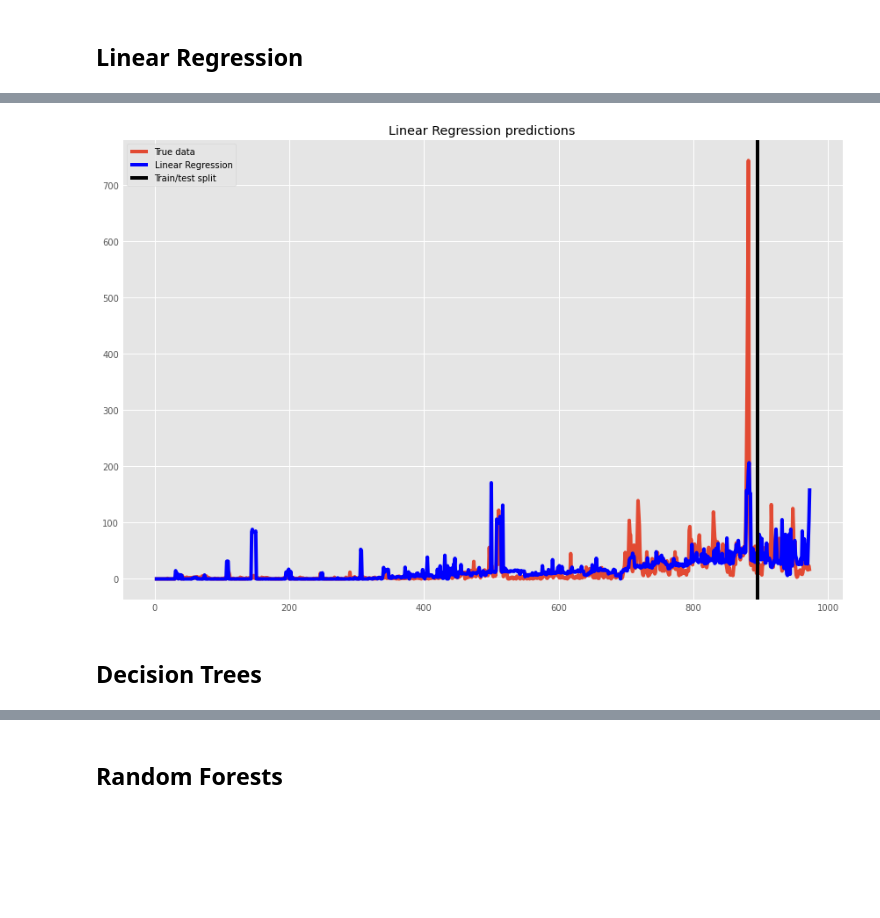
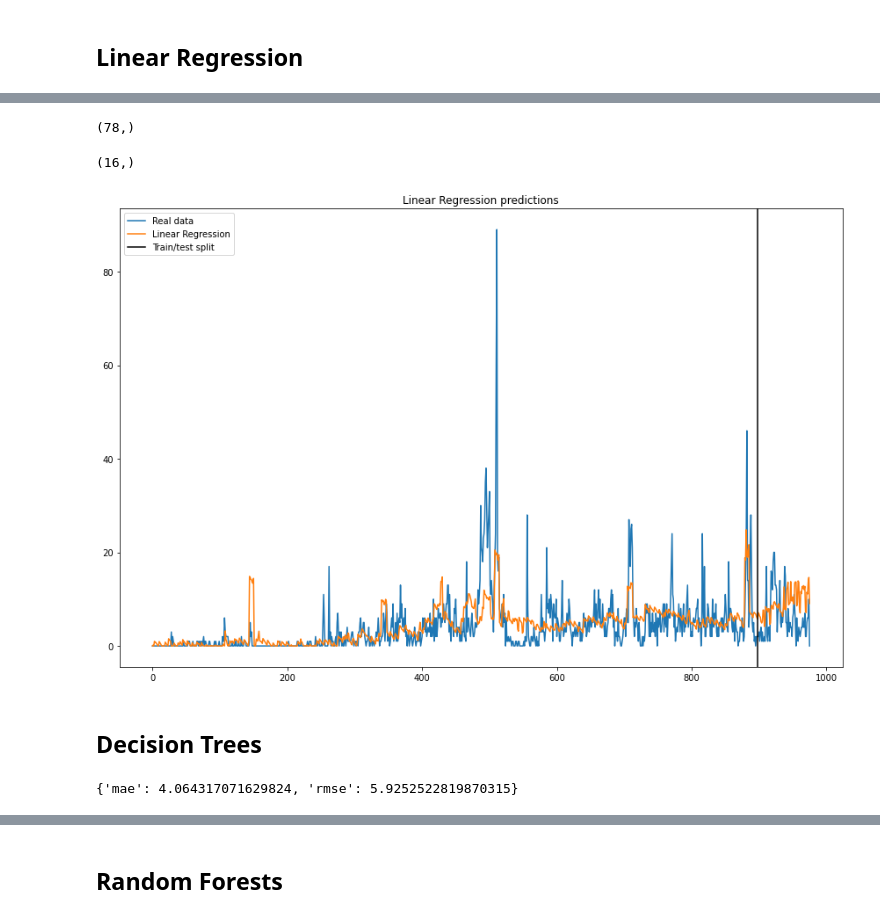
Before and after one commit to ds4a-team4/dynamic-pricing, a Jupyter notebook: models/cellphones/cellphone_model.ipynb, the cells around one changed output, grey strips where cells are left out. Cells and saved outputs as stored; diff of their text form; code cells hidden in the pictures; blank space fills up the shorter version.

Commit message:
added model selection cellphone

```diff
--- a/models/cellphones/cellphone_model.ipynb
+++ b/models/cellphones/cellphone_model.ipynb
@@ -197,21 +70,0 @@ hdays = pd.DataFrame(zip(hday,hdate), columns=['holiday','date'])
-# %%
-df = df_b.copy()
-
-df = pd.merge(df, hdays, left_on='date', right_on='date', how='left')
-
-# one-hot encode holidays
-one_hot = pd.get_dummies(data=df['holiday'], dummy_na=True)
-# drop nan col (will serve to avoid multicollinearity)
-one_hot.drop(columns=[np.nan], inplace=True)
-
-# drop holiday columns
-df.drop(columns=['holiday'], inplace=True)
-
-# Join df with one-hot
-df = df.join(one_hot)
-
-# get date parameters
-df['year']      = df['date'].apply(lambda x: x.year)
-df['month']     = df['date'].apply(lambda x: x.month)
-df['dayofweek'] = df['date'].apply(lambda x: x.dayofweek)
-df['day']       = df['date'].apply(lambda x: x.day)
@@ -229,10 +76,10 @@ plt.plot('date','orders', data=df)
 # cut to include black friday in training set
 split_point = round(df.shape[0] * 0.92)
 
-train = df.iloc[:split_point].drop(columns=['date','price_category'])
-test  = df.iloc[split_point:].drop(columns=['date','price_category'])
+train = df.iloc[:split_point].drop(columns=['ds'])
+test  = df.iloc[split_point:].drop(columns=['ds'])
 
-X_train, y_train = train.drop(columns=['orders']).values, train['orders'].values
-X_test, y_test = test.drop(columns=['orders']).values, test['orders'].values
+X_train, y_train = train.drop(columns=['y']).values, train['y'].values
+X_test, y_test = test.drop(columns=['y']).values, test['y'].values
 # %%
 print("training set shape: ", train.shape)
@@ -256,11 +103,12 @@ scaling_enabled = False
 if scaling_enabled:
     scaler = StandardScaler()
 
-    X_train = scaler.fit_transform(X_train.values)
-    X_test  = scaler.transform(y_test.values)
+    X_train = scaler.fit_transform(X_train)
+    X_test  = scaler.transform(X_test)
 
-    y_train = scaler.fit_transform(y_train.values)
-    y_test  = scaler.transform(y_test.values)
+    scaler = StandardScaler()
+    y_train = scaler.fit_transform(y_train.reshape(-1,1))
+    y_test  = scaler.transform(y_test.reshape(-1,1))
 # %% [markdown]
 # Metrics: MAE and RMSE
 # %%
@@ -328,23 +178,32 @@ print(scores['LinearRegression'])
+# %%
+y_test.shape
+# %% [output]
+(78,)
+# %%
+model.coef_.shape
+# %% [output]
+(16,)
 # %%
 # Plotting
 
 # recreate model (y = b + a*x) training data
-lr = model.intercept_ + np.dot(X_train, model.coef_)
+lr = model.intercept_ + np.dot(X_train,model.coef_.T)
 lr[lr < 0 ] = 0
 
 
 fig, ax = plt.subplots(figsize=(12,8))
 
-ax.plot(df.orders.values, label='True data')
-ax.plot(np.append(lr, y_pred), color='blue', label='Linear Regression')
+#ax.plot(df.y.values, label='True data')
+ax.plot(np.append(y_train,y_test), label='Real data')
+ax.plot(np.append(lr, y_pred), label='Linear Regression')
 plt.axvline(x=split_point, color='black', label='Train/test split')
 ax.set_title("Linear Regression predictions")
 
 plt.legend()
 
 plt.tight_layout()
 plt.show()
 # %% [output]
-[figure, old version]
+[figure, new version]
 # %% [markdown]
 ## Decision Trees
@@ -350,0 +218,10 @@ plt.show()
+# %%
+mae_test   = mean_absolute_error(y_test, y_pred)
+rmse_test  = np.sqrt(mean_squared_error(y_test, y_pred))
+
+scores['DecisionTrees'] = {'mae': mae_test,
+                           'rmse':rmse_test}
+
+print(scores['DecisionTrees'])
+# %% [output]
+{'mae': 4.064317071629824, 'rmse': 5.9252522819870315}
```
Also changed, not shown: parts of 54 cells of this notebook, 3 other files.
